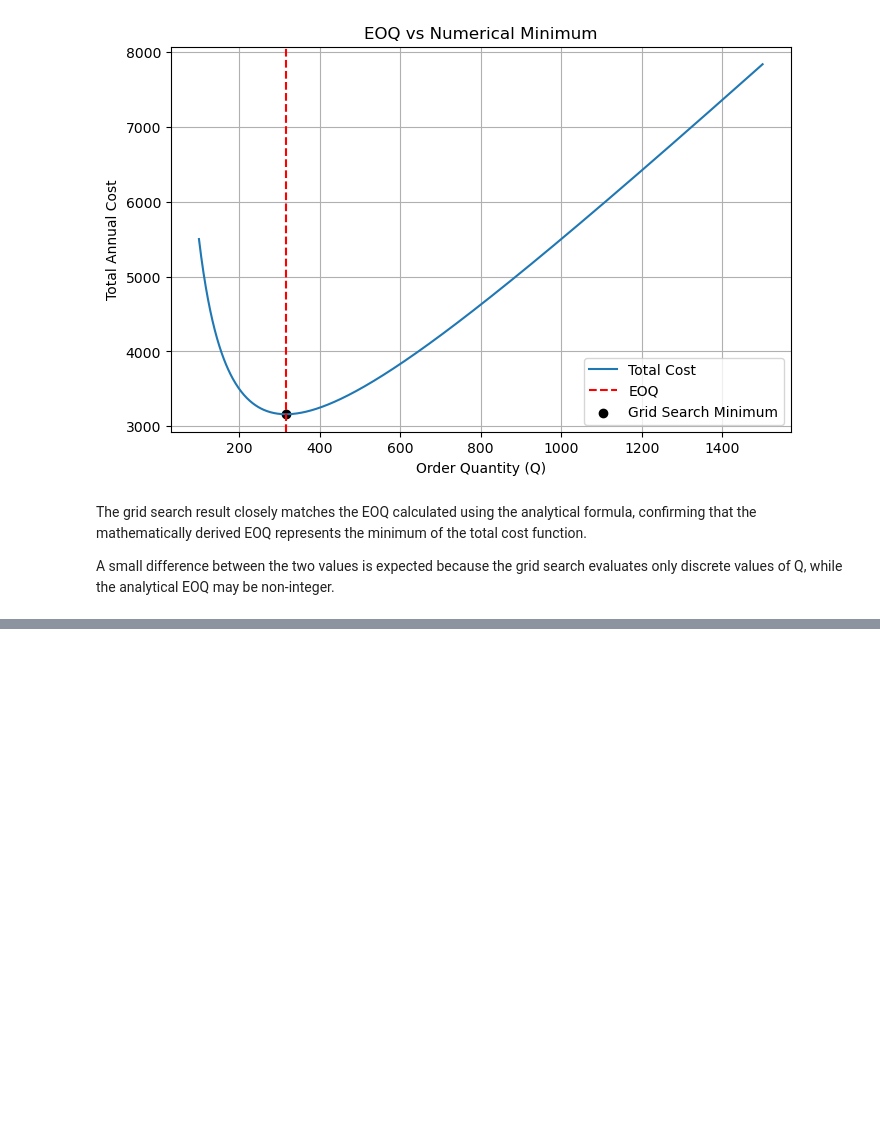
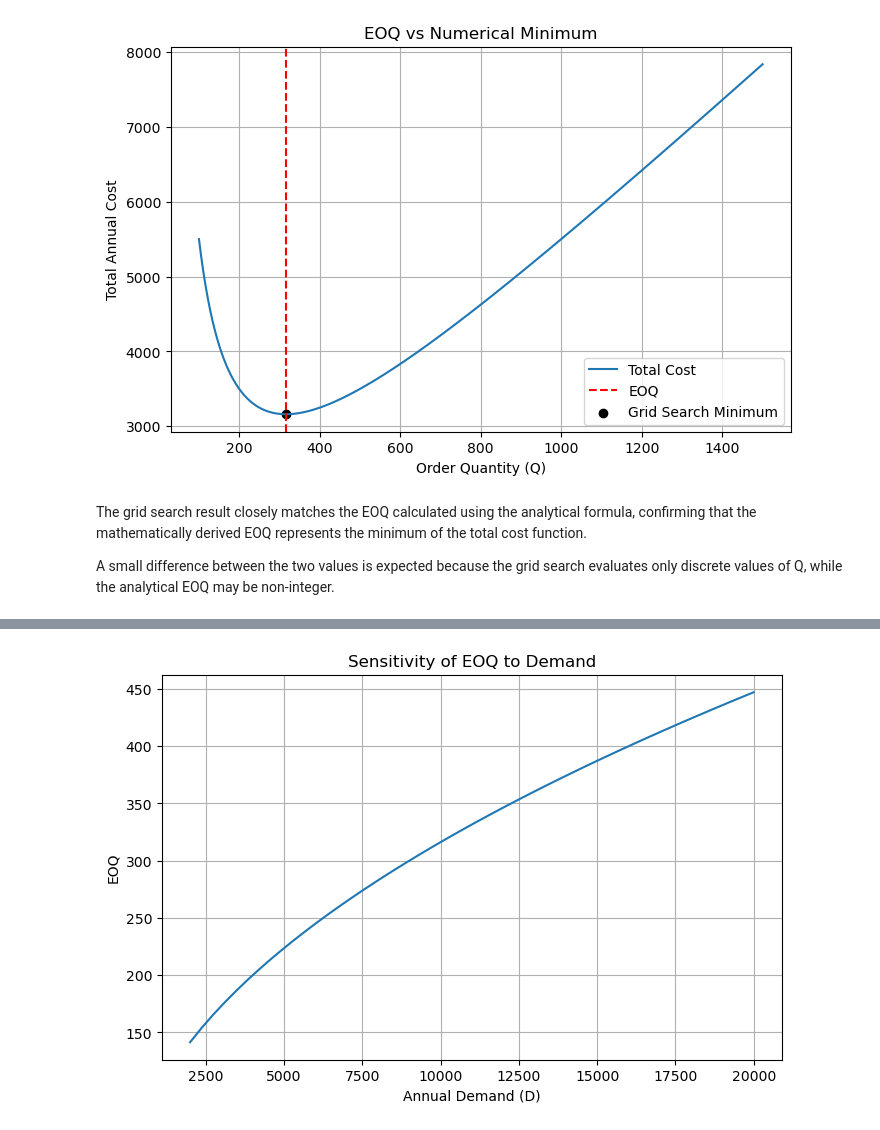
Before and after one commit to Nikolinakr/eoq-inventory-optimization, a Jupyter notebook: notebooks/EOQ_Project.ipynb, the cells around one changed output, grey strips where cells are left out. Saved outputs shown, nothing was run; the diff lists cells and outputs as text; code cells hidden in the pictures; blank space fills up the shorter version.

Commit message:
Sensitivity Analysis

```diff
--- a/notebooks/EOQ_Project.ipynb
+++ b/notebooks/EOQ_Project.ipynb
@@ -552,0 +571,17 @@ A small difference between the two values is expected because the grid search ev
+# %%
+# Sensitivity analysis: demand
+
+D_values = np.linspace(2000, 20000, 50)
+EOQ_D = [eoq(D, S, H) for D in D_values]
+
+plt.figure(figsize=(8,5))
+plt.plot(D_values, EOQ_D)
+
+plt.xlabel("Annual Demand (D)")
+plt.ylabel("EOQ")
+plt.title("Sensitivity of EOQ to Demand")
+
+plt.grid(True)
+plt.show()
+# %% [output]
+[figure, added]
```
Also changed, not shown: parts of 5 cells of this notebook.
